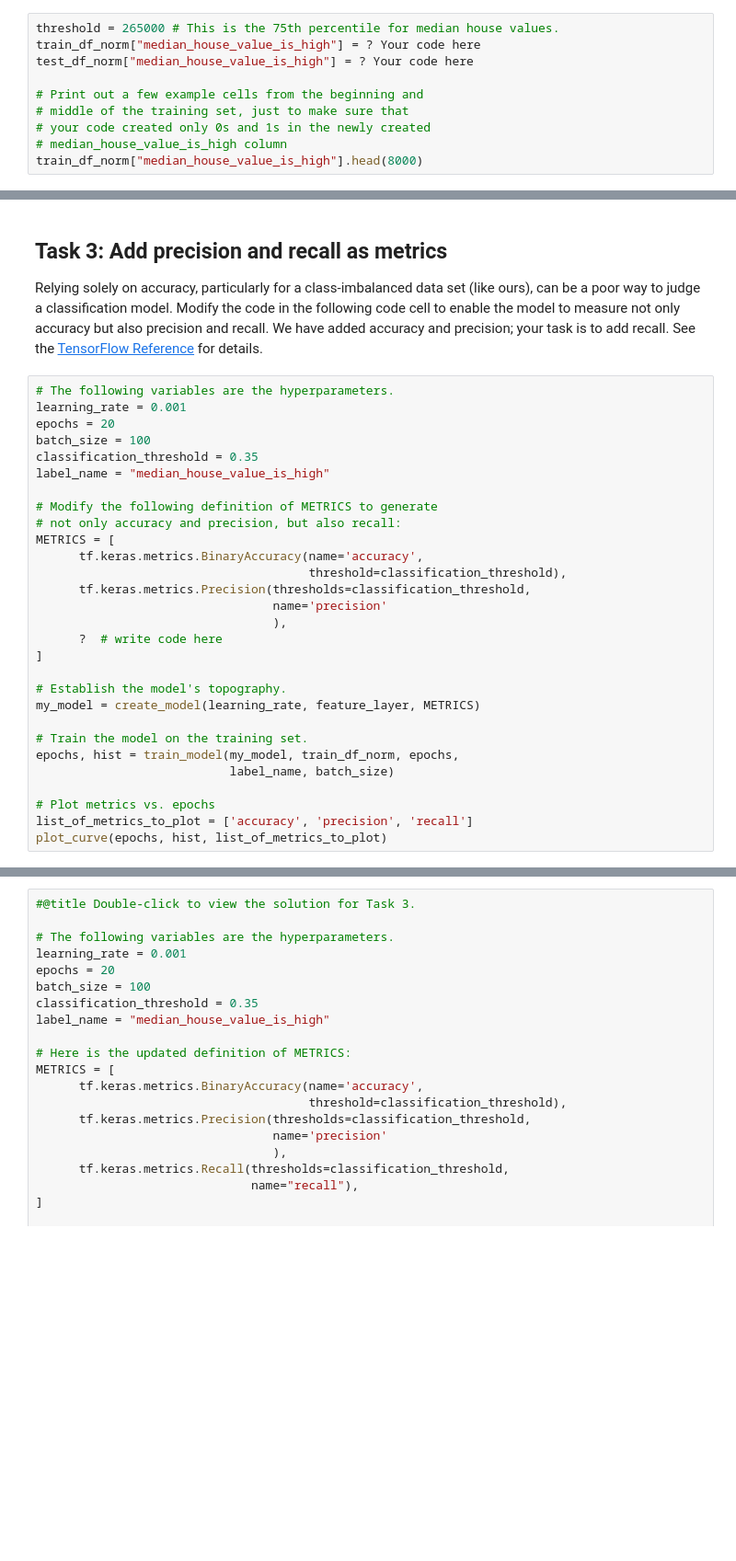
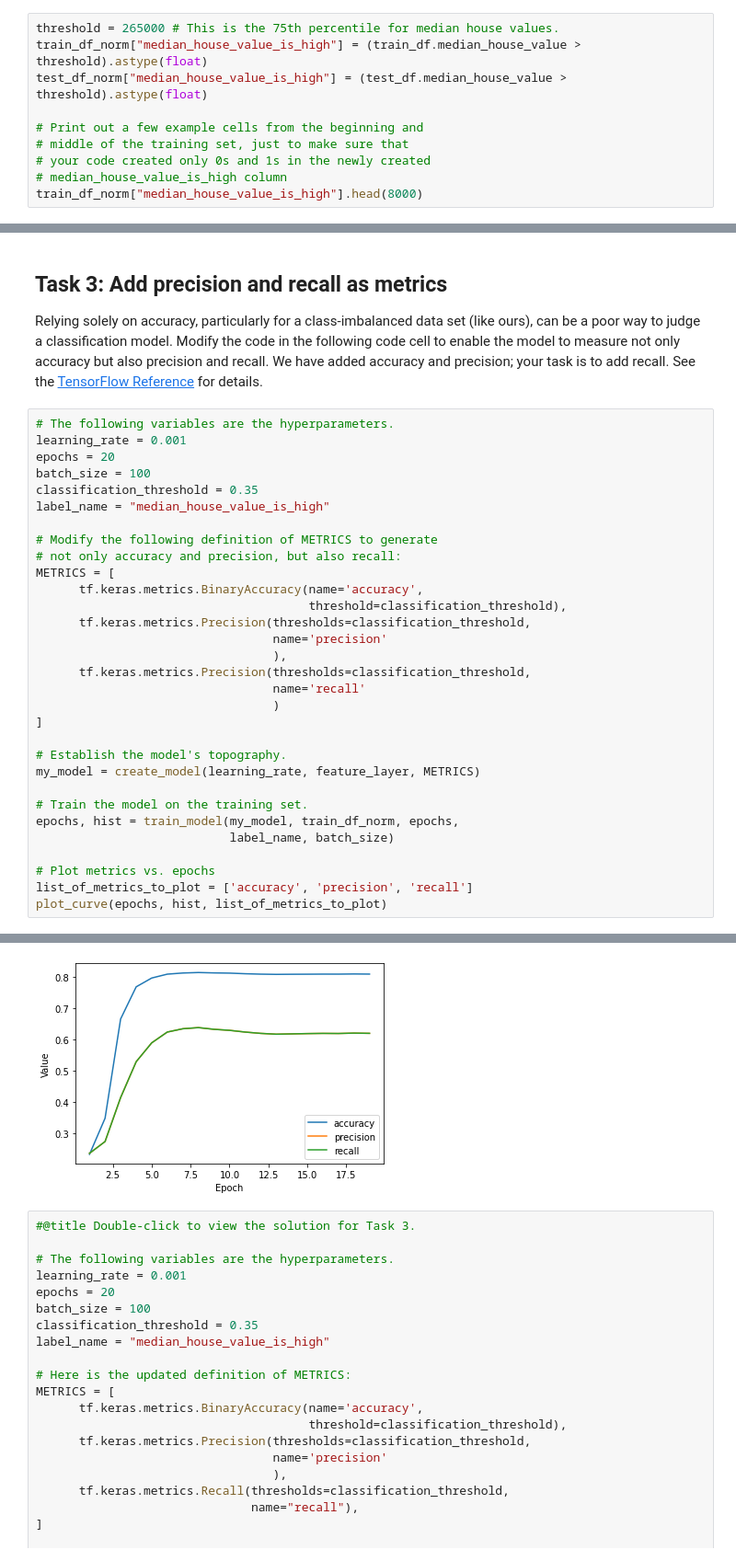
Before and after one commit to walidsi/data-science, a Jupyter notebook: Google Machine Learning Crash Course/Binary_Classification.ipynb, the cells around one changed output, grey strips where cells are left out. Shown at 92% size. Cells and saved outputs as stored; diff of their text form; blank space fills up the shorter version.

```diff
--- a/Google Machine Learning Crash Course/Binary_Classification.ipynb
+++ b/Google Machine Learning Crash Course/Binary_Classification.ipynb
@@ -119,8 +128,8 @@ Your task is to create a new column named `median_house_value_is_high` in both t
 **Hint:** The cells in the `median_house_value_is_high` column must each hold `1` and `0`, not `True` and `False`. To convert `True` and `False` to  `1` and `0`, call the pandas DataFrame function `astype(float)`.
 # %%
 threshold = 265000 # This is the 75th percentile for median house values.
-train_df_norm["median_house_value_is_high"] = ? Your code here
-test_df_norm["median_house_value_is_high"] = ? Your code here
+train_df_norm["median_house_value_is_high"] = (train_df.median_house_value > threshold).astype(float)
+test_df_norm["median_house_value_is_high"] = (test_df.median_house_value > threshold).astype(float)
 
 # Print out a few example cells from the beginning and
 # middle of the training set, just to make sure that
@@ -328,7 +387,9 @@ METRICS = [
       tf.keras.metrics.Precision(thresholds=classification_threshold,
                                  name='precision'
                                  ),
-      ?  # write code here
+      tf.keras.metrics.Precision(thresholds=classification_threshold,
+                                 name='recall'
+                                 )
 ]
 
 # Establish the model's topography.
@@ -341,3 +402,4 @@ epochs, hist = train_model(my_model, train_df_norm, epochs,
 # Plot metrics vs. epochs
 list_of_metrics_to_plot = ['accuracy', 'precision', 'recall']
 plot_curve(epochs, hist, list_of_metrics_to_plot)
+# %% [output]
@@ -344,3 +423,4 @@ plot_curve(epochs, hist, list_of_metrics_to_plot)
+[figure, added]
 # %%
 #@title Double-click to view the solution for Task 3.
 
```
Also changed, not shown: parts of 11 cells of this notebook.
